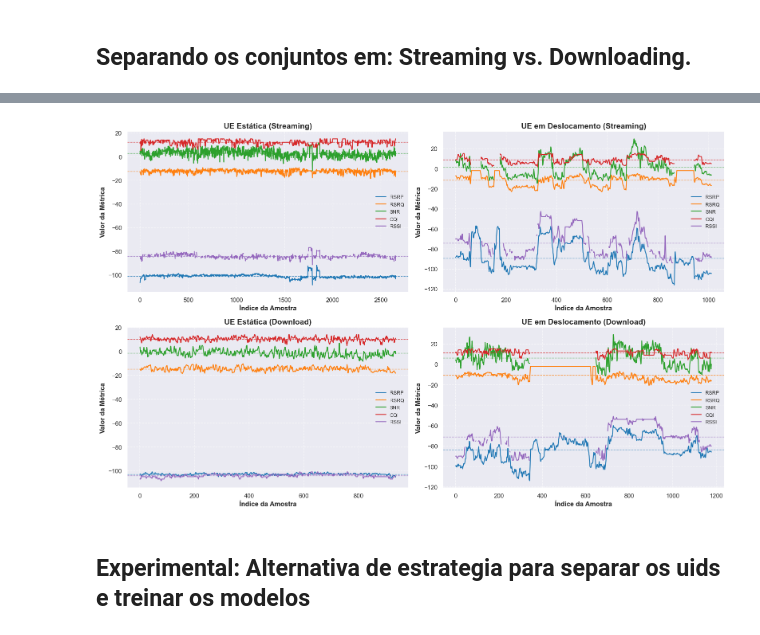
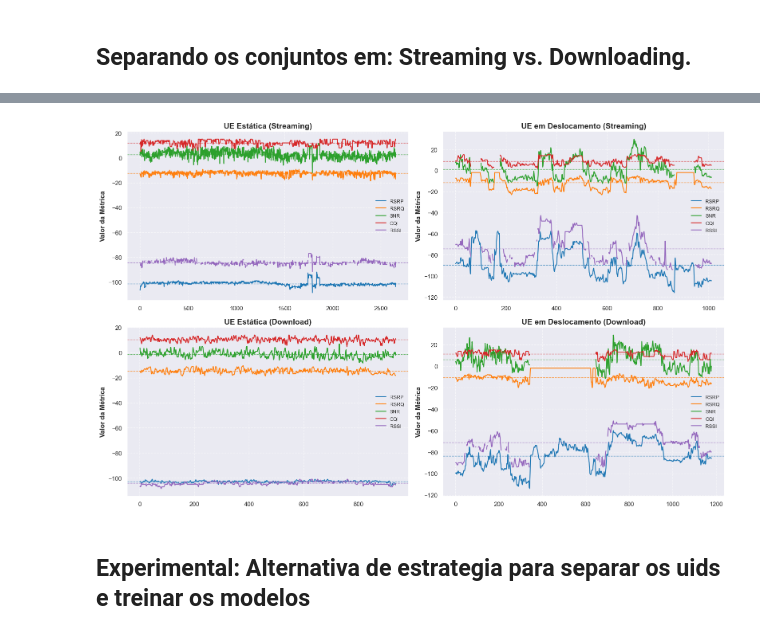
Before and after one commit to ejs94/5g-forecasting, a Jupyter notebook: notebooks/2_eda.ipynb, the cells around one changed output, grey strips where cells are left out. Cells and saved outputs as stored; diff of their text form; code cells hidden in the pictures.

```diff
--- a/notebooks/2_eda.ipynb
+++ b/notebooks/2_eda.ipynb
@@ -38,6 +38,14 @@ os.getcwd()
 data_path = os.path.join(os.pardir, "data")
 df_static = pd.read_parquet(os.path.join(data_path, "5G_df_static.parquet"))
 df_driving = pd.read_parquet(os.path.join(data_path, "5G_df_driving.parquet"))
+# df_total = pd.concat([df_static, df_driving], ignore_index=True)
+
+# Adicionar a coluna de mobilidade
+df_static["Mobilidade"] = "Estático"
+df_driving["Mobilidade"] = "Condução"
+
+# Concatenar
+df_total = pd.concat([df_static, df_driving], ignore_index=True)
 # %%
 df_static
 # %% [output]
@@ -226,35 +280,35 @@ def plotar_metrica(ax, dados, uid, metrica, cor):
         color=cor,
         linestyle="--",
         linewidth=1,
         alpha=0.7
     )
 
 # Definir os 4 cenários
 cenarios = [
     (axes[0, 0], list_static_strm, uid_static_strm, "UE Estática (Streaming)"),
     (axes[0, 1], list_driving_strm, uid_driving_strm, "UE em Deslocamento (Streaming)"),
     (axes[1, 0], list_static_down, uid_static_down, "UE Estática (Download)"),
     (axes[1, 1], list_driving_down, uid_driving_down, "UE em Deslocamento (Download)"),
 ]
 
 # Plotar todas as métricas em cada subplot
 for ax, dados, uid, titulo in cenarios:
     for metrica, cor in zip(metricas, cores):
         if metrica in dados.columns:  # segurança caso alguma métrica não exista
             plotar_metrica(ax, dados, uid, metrica, cor)
     ax.set_title(titulo, fontsize=14, fontweight="bold")
     ax.legend(fontsize=9, loc="center right")
     ax.grid(True, linestyle="--", alpha=0.6)
-    ax.set_xlabel("Índice da Amostra", fontsize=12)
+    # ax.set_xlabel("Índice da Amostra", fontsize=12)
     ax.set_ylabel("Valor da Métrica", fontsize=12)
 
 plt.tight_layout()
 
 plt.savefig("metricas_qos_ue.png", dpi=300, bbox_inches="tight")
 
 plt.show()
 # %% [output]
-[figure, old version]
+[figure, new version]
 # %% [markdown]
 ## Experimental: Alternativa de estrategia para separar os uids e treinar os modelos
 # %%
```
Also changed, not shown: parts of 13 cells of this notebook, 14 other files.
